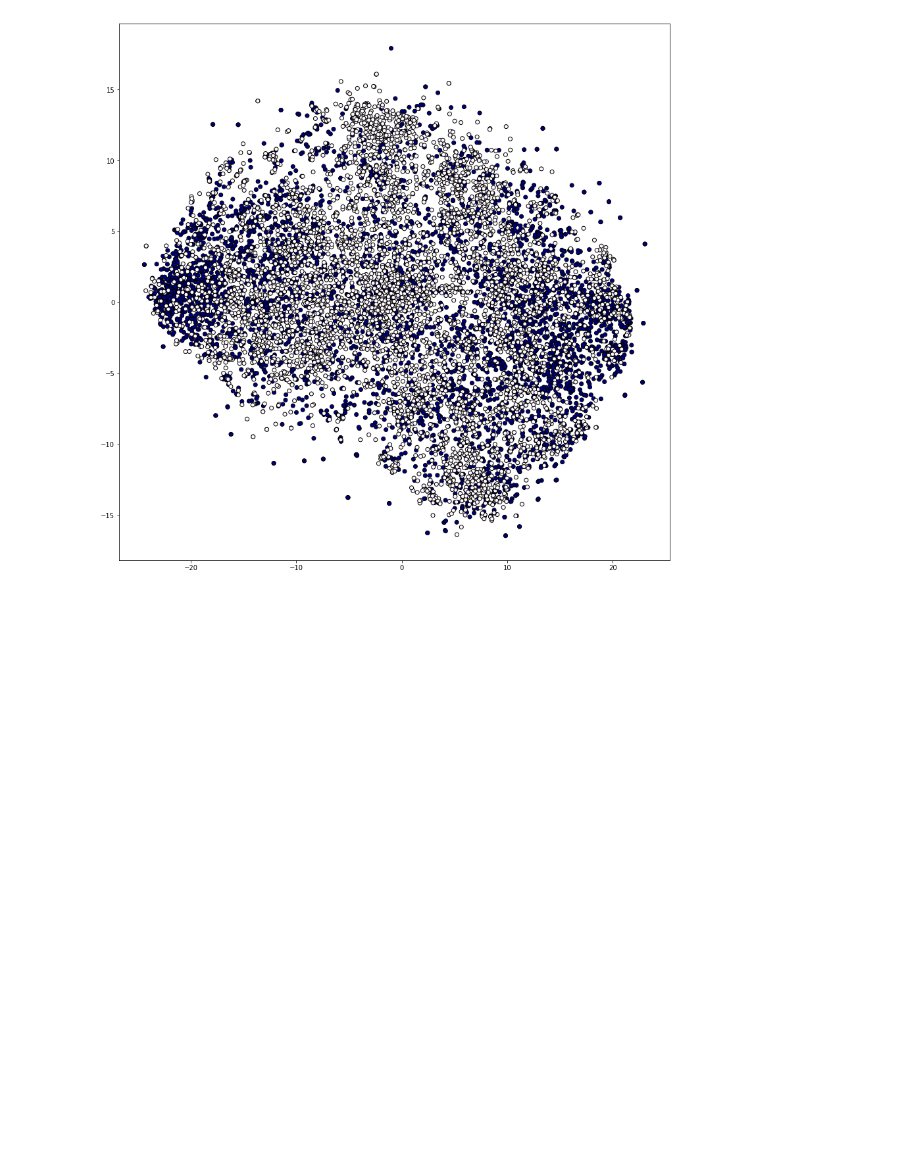
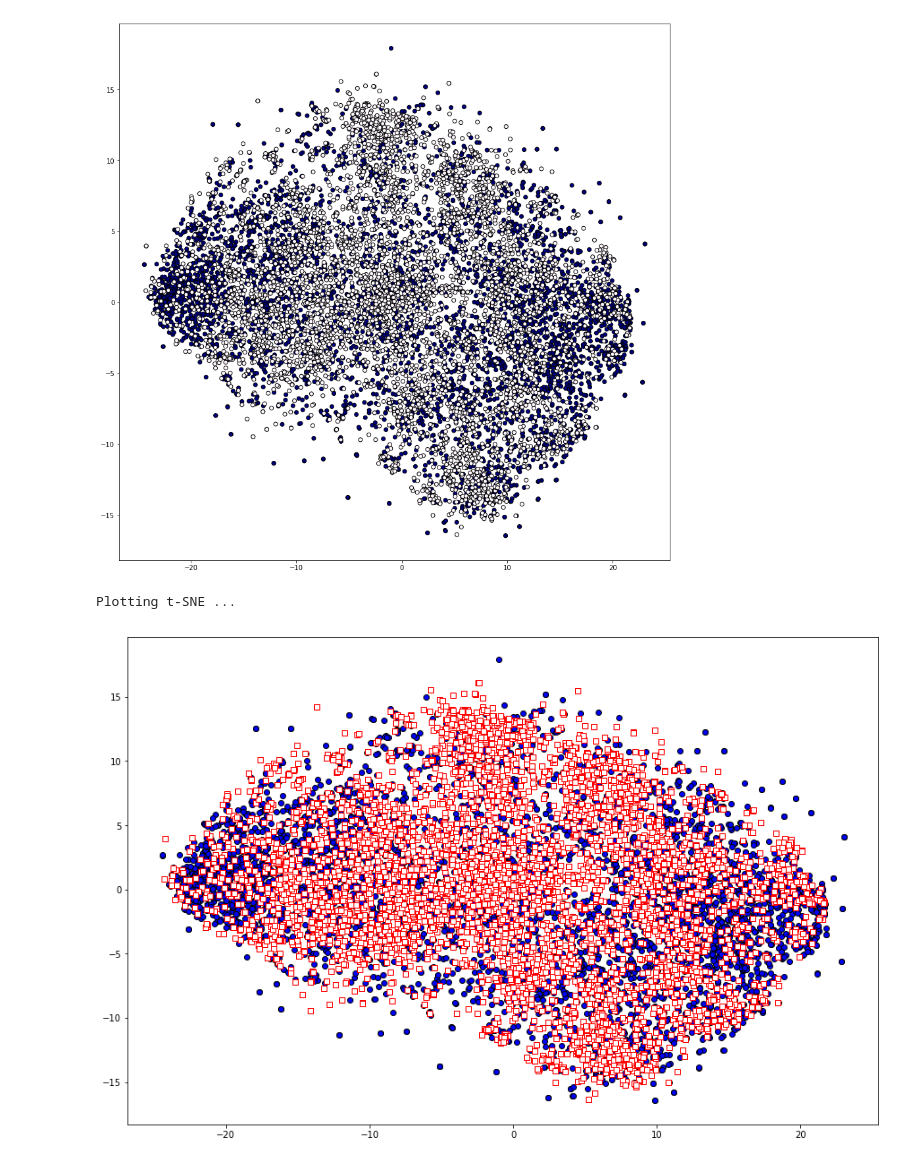
Before and after one commit to bazinho/CG, a Jupyter notebook: paper-tsne-rgb-CHANGECOLOR.ipynb, the cells around one changed output. Drawn from its saved outputs; the diff is of its cells as text; code cells hidden in the pictures; blank space fills up the shorter version.

```diff
--- a/paper-tsne-rgb-CHANGECOLOR.ipynb
+++ b/paper-tsne-rgb-CHANGECOLOR.ipynb
@@ -105,3 +105,17 @@ Plotting t-SNE ...
 [figure]
 # %%
 np.save("TSNE-RGBfeatures.npy", vis_data)
+# %%
+vis_data = np.load("TSNE-RGBfeatures.npy")
+# %%
+print("Plotting t-SNE ...")
+figure = plt.gcf()
+figure.set_size_inches(15, 10)
+plt.scatter(vis_data[y.astype(int)==0, 0], vis_data[y.astype(int)==0, 1], c='blue', marker='o', edgecolors="black")
+plt.scatter(vis_data[y.astype(int)==1, 0], vis_data[y.astype(int)==1, 1], c='white', marker='s', edgecolors="red")
+plt.clim(-0.5, len(list_fams)-0.5)
+plt.savefig('TSNE-RGBFeatures.png', format='png')
+plt.show()
+# %% [output]
+Plotting t-SNE ...
+[figure, added]
```
Also changed, not shown: 2 other files.
